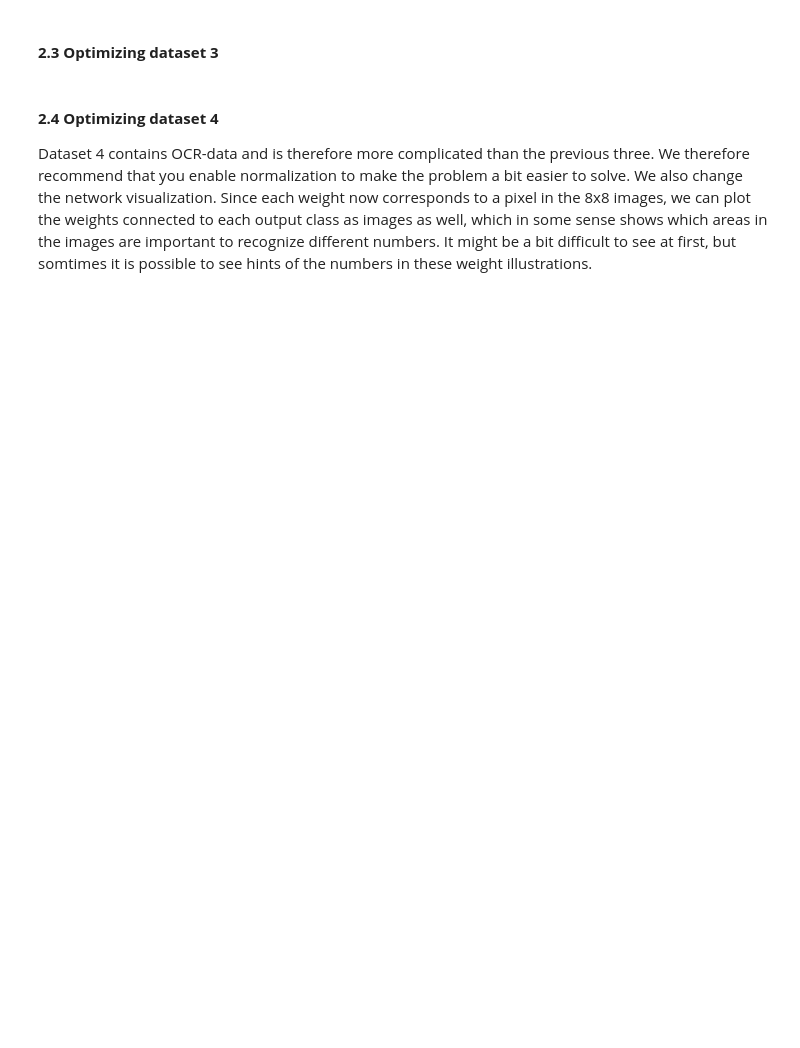
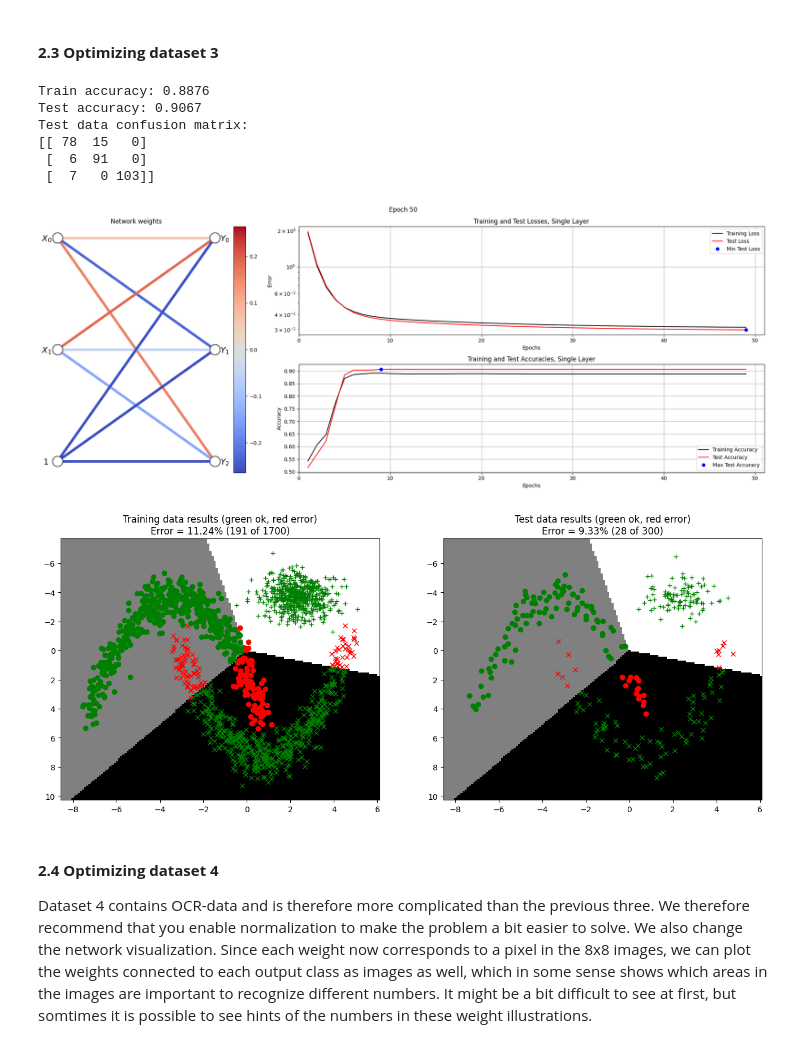
Before and after one commit to bobby-08/Deep-Learning-Labs-732A82, a Jupyter notebook: Lab1/SingleLayer.ipynb, the cells around one changed output. Cells and saved outputs as stored; diff of their text form; code cells hidden in the pictures; blank space fills up the shorter version.

```diff
--- a/Lab1/SingleLayer.ipynb
+++ b/Lab1/SingleLayer.ipynb
@@ -478,18 +482,29 @@ trainSingleLayerOnDataset(2, 0.15, W0, B0, params)
 #### **2.3 Optimizing dataset 3**
 # %%
 # --------------------------------------------
-# === Your code here =========================
+X, D, L = loadDataset(3)
 # --------------------------------------------
-nInputs  = ???
-nClasses = ???
 
-W0 = ???
-B0 = ???
+nInputs  = X.shape[1]
+nClasses = D.shape[1]
 
-params = {"epochs": ???, "learningRate": ???, "normalize": False, "useTanhOutput": False}
+limit = np.sqrt(6 / (nInputs + nClasses))
+W0 = np.random.uniform(-limit, limit, size=(nInputs, nClasses))
+B0 = np.zeros((1, nClasses))
+
+params = {"epochs": 50, "learningRate": 0.03, "normalize": False, "useTanhOutput": False}
 # ============================================
 
 trainSingleLayerOnDataset(3, 0.15, W0, B0, params)
+# %% [output]
+Train accuracy: 0.8876
+Test accuracy: 0.9067
+Test data confusion matrix:
+[[ 78  15   0]
+ [  6  91   0]
+ [  7   0 103]]
+[figure, added]
+[figure, added]
 # %% [markdown]
 #### **2.4 Optimizing dataset 4**
 
```
Also changed, not shown: parts of 12 cells of this notebook.
